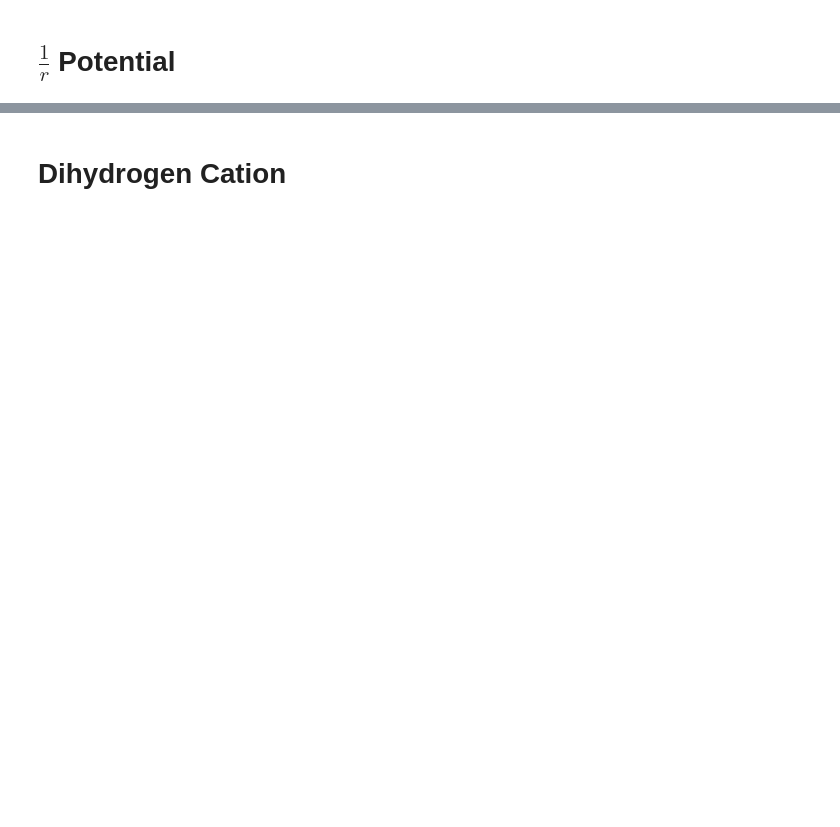
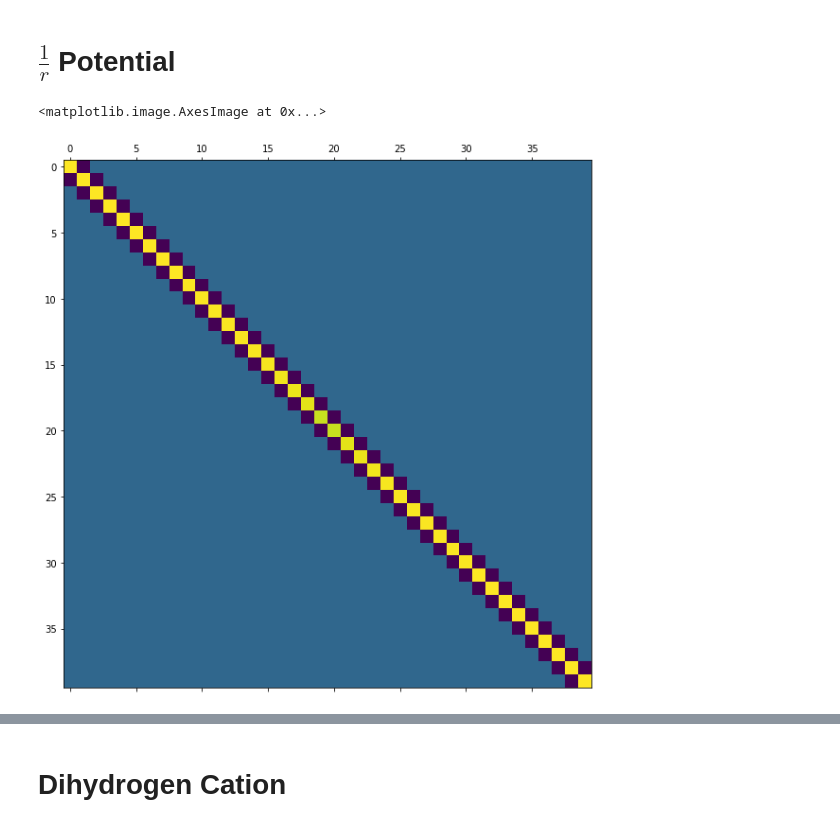
Before and after one commit to pmrv/abinitio-binder, a Jupyter notebook: Schrödinger.ipynb, the cells around one changed output, grey strips where cells are left out. Cells and saved outputs as stored; diff of their text form; code cells hidden in the pictures; blank space fills up the shorter version.

```diff
--- a/Schrödinger.ipynb
+++ b/Schrödinger.ipynb
@@ -45,6 +36,3 @@ def extent(o, i, P = .99):
 def density_slices(r, v, d = 10, n = 5):
     for i in range(n):
         plt.plot(r, collect_density(v, d * (i + 1), d * i))
-# %%
-m = 500
-H = np.zeros( (m, m) )
@@ -61,6 +39,12 @@ array([[0., 0., 0., ..., 0., 0., 0.],
 # %%
-for i in range(m):
-    H[i, i] = 2
-    H[i, (i - 1) % m] = H[i, (i + 1) % m] = -1
+def make_H(m, dx, periodic = False):
+    H = np.zeros( (m, m) )
+    for i in range(m):
+        H[i, i] = 2
+        H[i, (i - 1) % m] = H[i, (i + 1) % m] = -1
 
-H[0, m - 1] = H[m - 1, 0] = 0
+    if not periodic:
+        H[0, m - 1] = H[m - 1, 0] = 0
+
+    units = 0.5 # Ha * A² = h_bar²/2m_e
+    return H * (units / dx**2)
@@ -106,3 +81,7 @@ r = np.linspace(-2, 2, m)
 # %%
 k = 0
-Hk = add_cation(H, r, .05, k)
+Hk = add_cation(make_H(m, r[1] - r[0], periodic = False), r, 1, k)
+plt.matshow(Hk)
+# %% [output]
+<matplotlib.image.AxesImage at 0x...>
+[figure, added]
```
Also changed, not shown: parts of 35 cells of this notebook.
